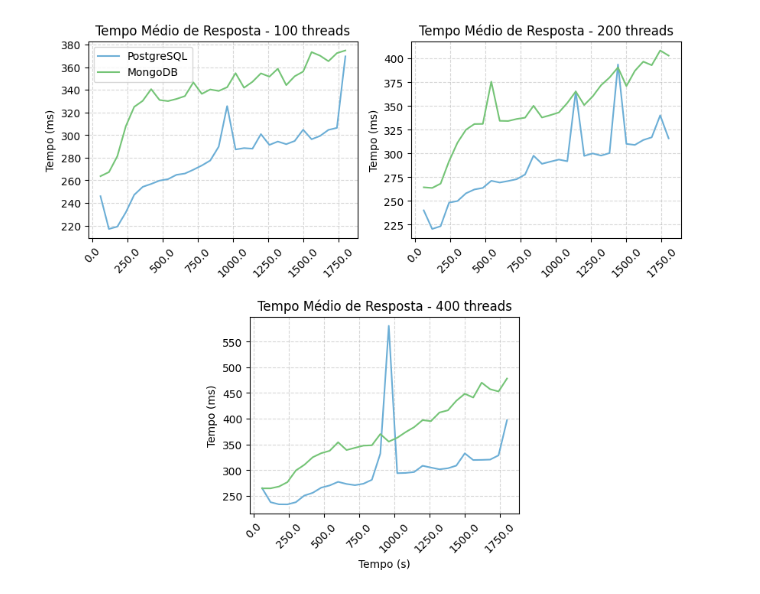
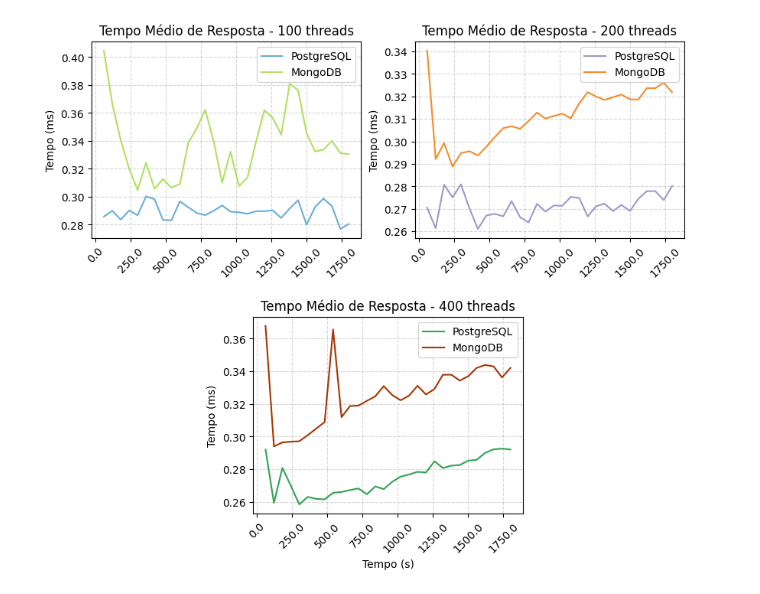
Before and after one commit to leonardomaier/analise-comparativa-dbs, a Jupyter notebook: metrics.ipynb, the cells around one changed output. Drawn from its saved outputs; the diff is of its cells as text; code cells hidden in the pictures.

Commit message:
update metrics charts generation

```diff
--- a/metrics.ipynb
+++ b/metrics.ipynb
@@ -7,7 +7,7 @@ import numpy as np
 import os
 
 # === CONFIGURAÇÕES ===
-workload = 'mixed'
+workload = 'insert'
 scenarios = {
     '100': '60',
     '200': '120',
@@ -16,11 +16,20 @@ scenarios = {
 
 db_pg = 'pg'
 db_mongo = 'mongo'
-pg_color = '#6baed6'
-mongo_color = '#74c476'
 
 output_dir = 'plots'
 os.makedirs(output_dir, exist_ok=True)
+
+def get_color(db, threads):
+    color_map = {
+        ('PostgreSQL', '100'): '#6BAED6',
+        ('MongoDB', '100'): '#B2E061',
+        ('PostgreSQL', '200'): '#9E9AC8',
+        ('MongoDB', '200'): '#F28E2B',
+        ('PostgreSQL', '400'): '#31A354',
+        ('MongoDB', '400'): '#A63603',
+    }
+    return color_map[(db, threads)]
 
 # === FUNÇÃO PARA CARREGAR MÉTRICAS ===
 def load_metrics(threads, ramp):
@@ -80,39 +89,103 @@ def plot_uniform_metric(title, ylabel, extract_fn, filename_prefix):
         y_m = y_m[y_m.index > 20]
 
         ax = axs[i]
-        ax.plot(y_pg.index, y_pg.values, label='PostgreSQL', color=pg_color)
-        ax.plot(y_m.index, y_m.values, label='MongoDB', color=mongo_color)
+        ax.plot(y_pg.index, y_pg.values, label='PostgreSQL', color=get_color('PostgreSQL', threads))
+        ax.plot(y_m.index, y_m.values, label='MongoDB', color=get_color('MongoDB', threads))
         ax.set_title(f'{title} - {threads} threads')
         ax.set_ylabel(ylabel)
         ax.grid(True, linestyle='--', alpha=0.5)
         ax.tick_params(axis='x', rotation=45)
         ax.xaxis.set_major_formatter(ticker.FuncFormatter(lambda x, _: f'{x:.1f}'))
-
-        if i == 0:
-            ax.legend()
+        ax.legend()
 
     axs[2].set_xlabel('Tempo (s)')
 
     plt.savefig(f'{output_dir}/{filename_prefix}_{workload}_uniforme.png', dpi=300)
     plt.show()
     plt.close()
+
+def plot_response_time_overview():
+    ranges = ['<=500ms', '>500ms & <=1500ms', '>1500ms', 'Erros']
+    response_data = {'PostgreSQL': {}, 'MongoDB': {}}
+
+    def count_ranges(df):
+        count_500 = len(df[df['elapsed'] <= 500])
+        count_1500 = len(df[(df['elapsed'] > 500) & (df['elapsed'] <= 1500)])
+        count_above = len(df[df['elapsed'] > 1500])
+        count_errors = len(df[df['success'] == False]) if 'success' in df.columns else 0
+        return [count_500, count_1500, count_above, count_errors]
+
+    for threads, ramp in scenarios.items():
+        file_pg = f'output/pg/1800_seconds_duration/{ramp}_seconds_ramp/{threads}_threads/{workload}_workload/results.csv'
+        file_mongo = f'output/mongo/1800_seconds_duration/{ramp}_seconds_ramp/{threads}_threads/{workload}_workload/results.csv'
+
+        if not os.path.exists(file_pg) or not os.path.exists(file_mongo):
+            print(f"Arquivo não encontrado para {threads} threads. Pulando...")
+            continue
+
+        df_pg = pd.read_csv(file_pg)
+        df_mongo = pd.read_csv(file_mongo)
+
+        if 'label' in df_mongo.columns:
+            df_mongo = df_mongo[~df_mongo['label'].str.contains("database", case=False, na=False)]
+
+        response_data['PostgreSQL'][threads] = count_ranges(df_pg)
+        response_data['MongoDB'][threads] = count_ranges(df_mongo)
+
+    # Gráfico
+    bar_width = 0.18
+    spacing = 2.0
+    thread_order = ['100', '200', '400']
+    x_base = np.arange(len(ranges)) * spacing
+
+    fig, ax = plt.subplots(figsize=(14, 7))
+
+    for i, threads in enumerate(thread_order):
+        if threads not in response_data['PostgreSQL']:
+            continue
+
+        offset = (i - 1) * bar_width * 3
+        x_group = x_base + offset
+
+        pg_vals = response_data['PostgreSQL'][threads]
+        mongo_vals = response_data['MongoDB'][threads]
+
+        ax.bar(x_group - bar_width / 2, pg_vals, bar_width, label=f'PostgreSQL ({threads} threads)', color=get_color('PostgreSQL', threads))
+        ax.bar(x_group + bar_width / 2, mongo_vals, bar_width, label=f'MongoDB ({threads} threads)', color=get_color('MongoDB', threads))
+
+    ax.set_xlabel('Faixas de tempo de resposta')
+    ax.set_ylabel('Número de respostas')
+    ax.set_title('Visão geral dos tempos de resposta (agrupado por threads)')
+    ax.set_xticks(x_base)
+    ax.set_xticklabels(ranges)
+    ax.legend(ncol=2)
+    ax.grid(axis='y', linestyle='--', alpha=0.5)
+    ax.ticklabel_format(style='plain', axis='y')
+
+    plt.tight_layout()
+    output_path = f'{output_dir}/{workload}_visao_geral_tempo_resposta_agrupado_threads.png'
+    plt.savefig(output_path, dpi=300)
+    plt.show()
+    print(f"Gráfico salvo em: {output_path}")
 
 # === EXECUÇÃO FINAL ===
 
 # Gráfico: Tempo Médio de Resposta
 plot_uniform_metric(
     title='Tempo Médio de Resposta',
     ylabel='Tempo (ms)',
     extract_fn=lambda r_pg, r_m, t_pg, t_m: (r_pg, r_m),
     filename_prefix='tempo_resposta'
 )
 
 # Gráfico: TPS
 plot_uniform_metric(
     title='Transações por Segundo (TPS)',
     ylabel='TPS',
     extract_fn=lambda r_pg, r_m, t_pg, t_m: (t_pg, t_m),
     filename_prefix='tps'
 )
+
+plot_response_time_overview()
 # %% [output]
-[figure, old version]
+[figure, new version]
```
Also changed, not shown: parts of 1 cell of this notebook.
